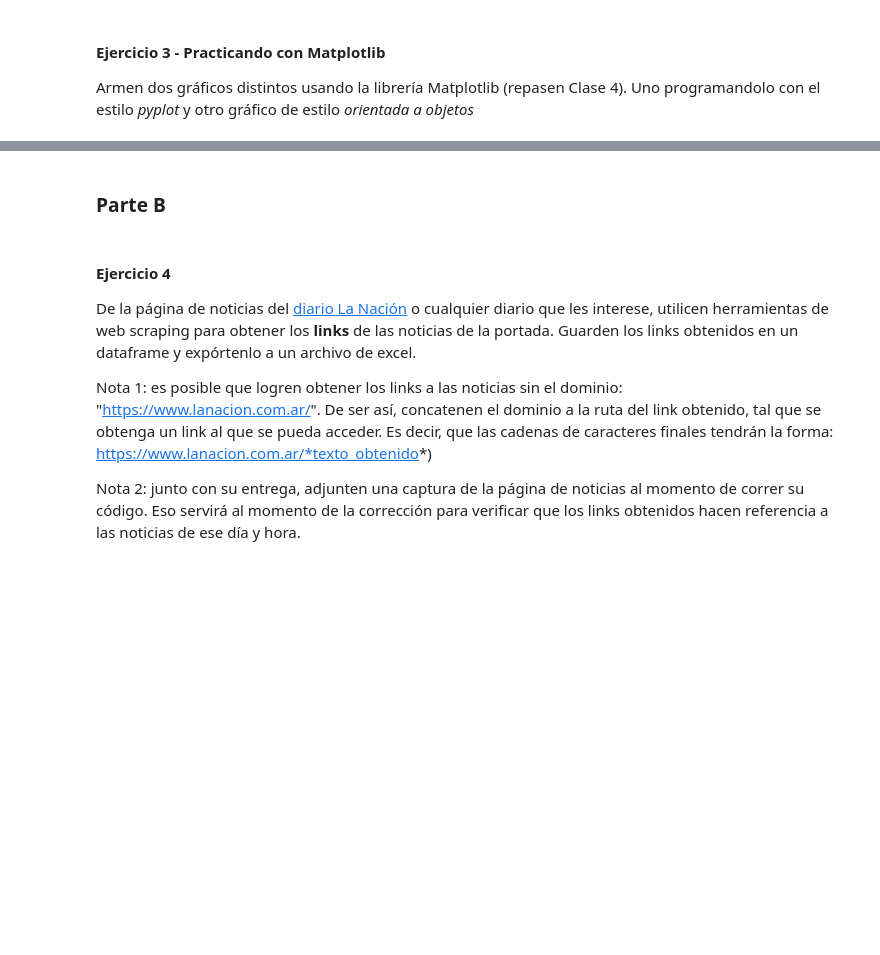
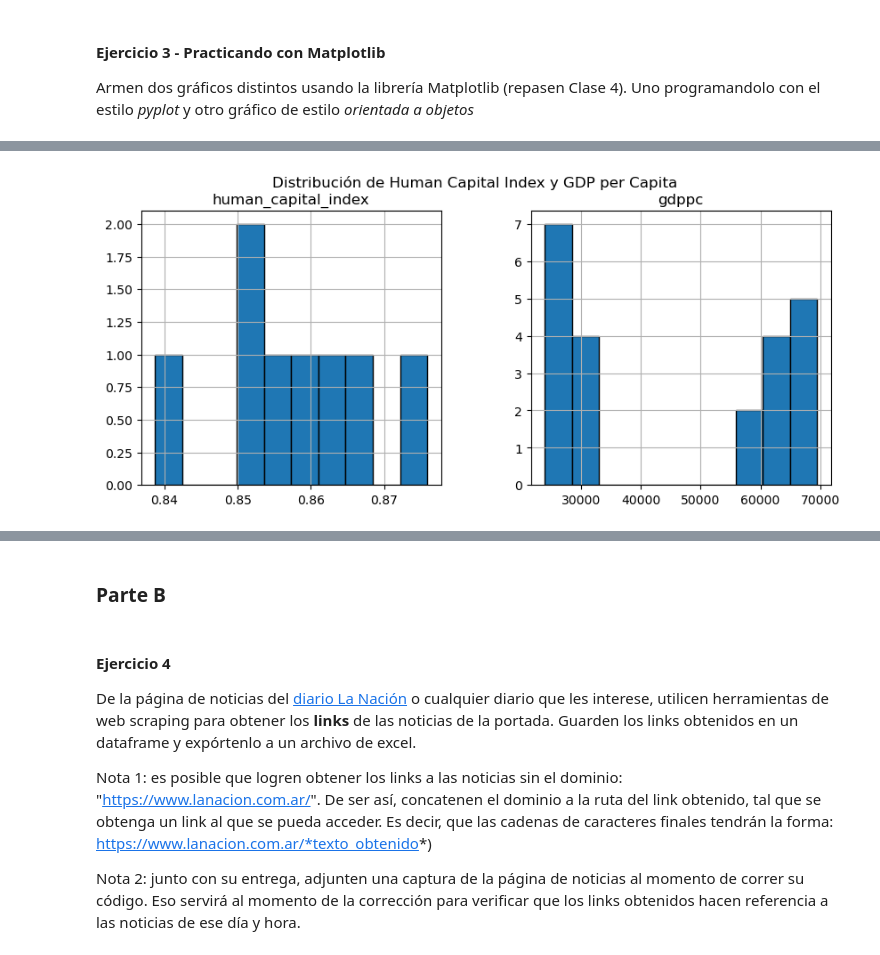
Before and after one commit to MartiinHuck/BigDataUBA-Grupo21, a Jupyter notebook: TP1_Grupo21.ipynb, the cells around one changed output, grey strips where cells are left out. Drawn from its saved outputs; the diff is of its cells as text; code cells hidden in the pictures; blank space fills up the shorter version.

```diff
--- a/TP1_Grupo21.ipynb
+++ b/TP1_Grupo21.ipynb
@@ -41,0 +181,26 @@ Realicen una estadistica descriptiva de ambas series de indicadores comparando l
+# %%
+# Resolver acá
+import pandas as pd
+import wbdata
+
+# Parámetros que buscamos
+
+indicators = {"HD.HCI.AMRT.MA": "human_capital_index", "NY.GDP.PCAP.PP.KD": "gdppc"}
+country = ["USA", "ARG"]
+date = ("2010", "2020")
+freq = 'Y'
+parse_dates = True
+keep_levels = False
+skip_cache = False
+
+
+df = wbdata.get_dataframe(indicators = indicators,
+                     country=country,
+                     date=date,
+                     freq=freq,
+                     parse_dates=parse_dates,
+                     keep_levels=keep_levels,
+                     skip_cache=skip_cache)
+
+# Imprimimos los primeros datos
+print(df)
@@ -49,0 +312,7 @@ Armen dos gráficos distintos usando la librería Matplotlib (repasen Clase 4).
+# %%
+# Histogramas para ver distribución de valores
+df.hist(figsize=(10, 4), bins=10, edgecolor='black')
+plt.suptitle("Distribución de Human Capital Index y GDP per Capita")
+plt.show()
+# %% [output]
+[figure, added]
```
Also changed, not shown: parts of 27 cells of this notebook, 1 other file.
